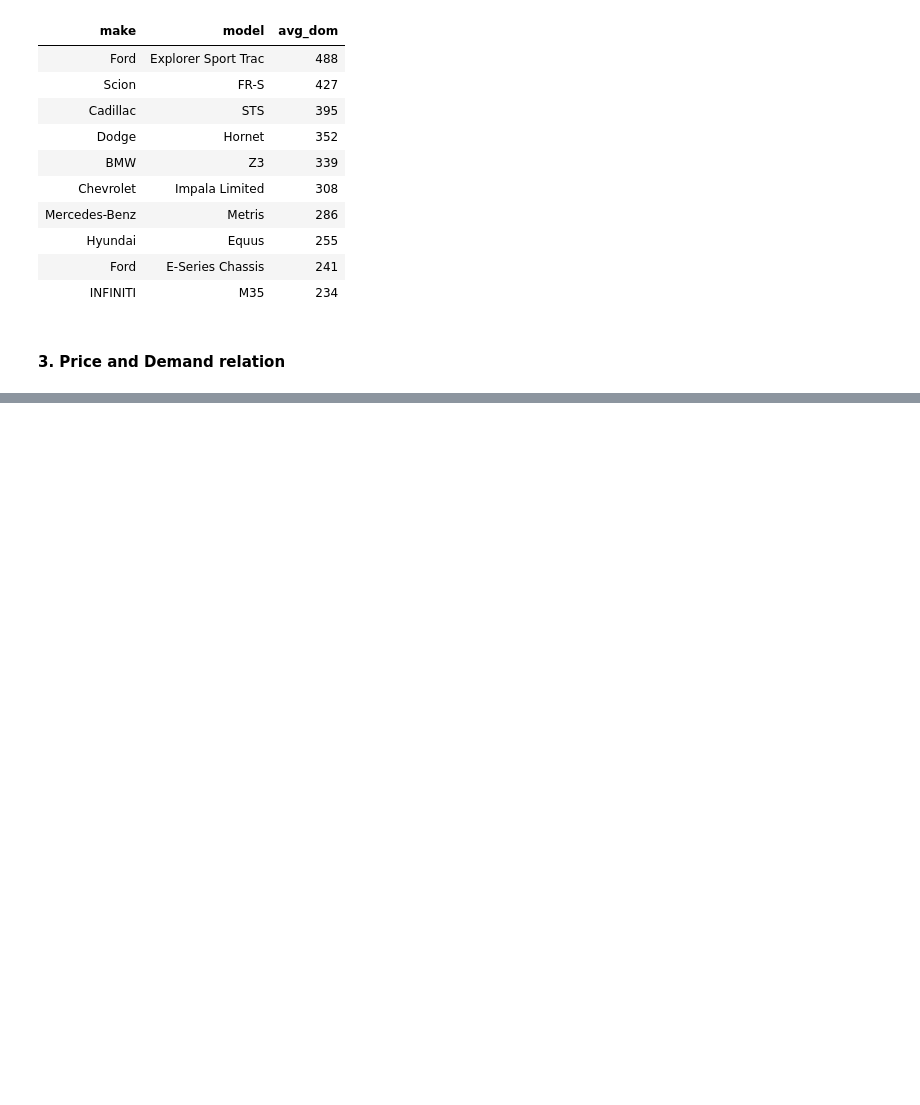
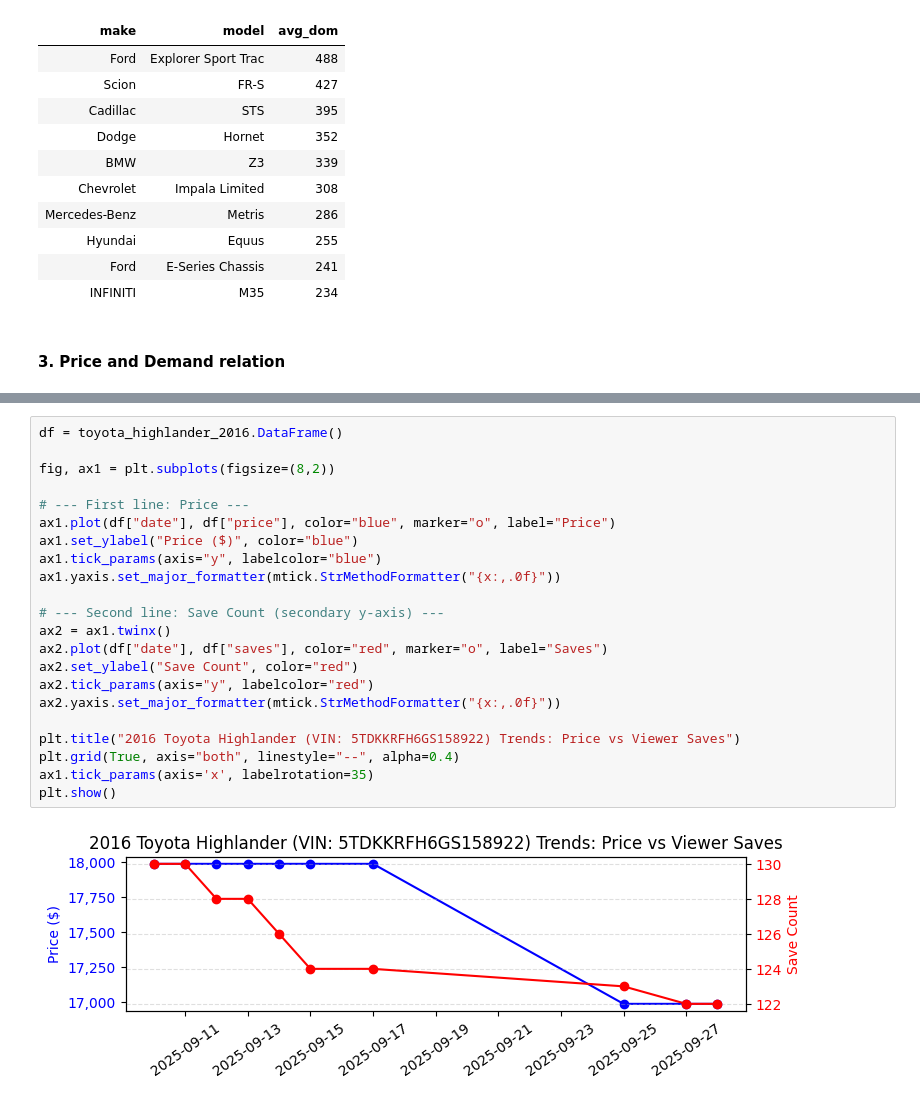
Before and after one commit to hayden-huynh/Used-Car-Market-Analysis, a Jupyter notebook: data-analysis/market-analysis.ipynb, the cells around one changed output, grey strips where cells are left out. Drawn from its saved outputs; the diff is of its cells as text; blank space fills up the shorter version.

```diff
--- a/data-analysis/market-analysis.ipynb
+++ b/data-analysis/market-analysis.ipynb
@@ -649,0 +690,24 @@ plt.show()
+# %%
+df = toyota_highlander_2016.DataFrame()
+
+fig, ax1 = plt.subplots(figsize=(8,2))
+
+# --- First line: Price ---
+ax1.plot(df["date"], df["price"], color="blue", marker="o", label="Price")
+ax1.set_ylabel("Price ($)", color="blue")
+ax1.tick_params(axis="y", labelcolor="blue")
+ax1.yaxis.set_major_formatter(mtick.StrMethodFormatter("{x:,.0f}"))
+
+# --- Second line: Save Count (secondary y-axis) ---
+ax2 = ax1.twinx()
+ax2.plot(df["date"], df["saves"], color="red", marker="o", label="Saves")
+ax2.set_ylabel("Save Count", color="red")
+ax2.tick_params(axis="y", labelcolor="red")
+ax2.yaxis.set_major_formatter(mtick.StrMethodFormatter("{x:,.0f}"))
+
+plt.title("2016 Toyota Highlander (VIN: 5TDKKRFH6GS158922) Trends: Price vs Viewer Saves")
+plt.grid(True, axis="both", linestyle="--", alpha=0.4)
+ax1.tick_params(axis='x', labelrotation=35)
+plt.show()
+# %% [output]
+[figure, added]
```
Also changed, not shown: parts of 14 cells of this notebook.
